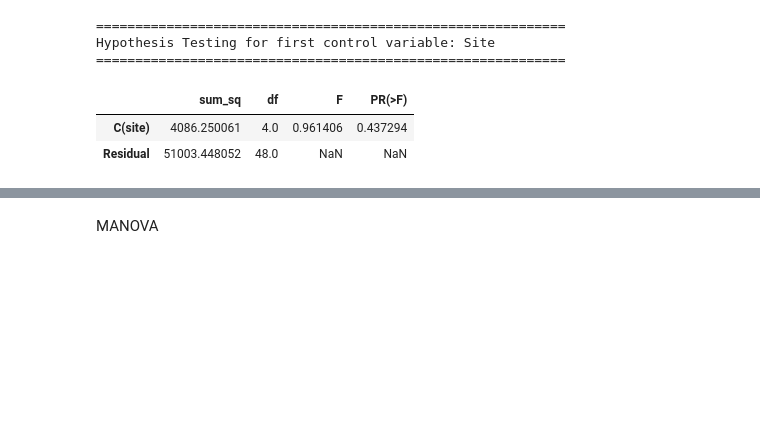
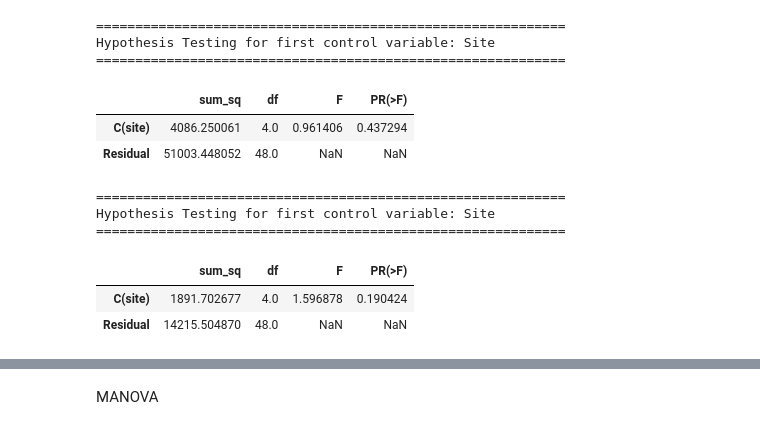
Before and after one commit to Suhavi/Lepidoptera_Hubbard_Brook, a Jupyter notebook: notebooks/hypothesisTesting.ipynb, the cells around one changed output, grey strips where cells are left out. Drawn from its saved outputs; the diff is of its cells as text; code cells hidden in the pictures; blank space fills up the shorter version.

```diff
--- a/notebooks/hypothesisTesting.ipynb
+++ b/notebooks/hypothesisTesting.ipynb
@@ -111,3 +176,23 @@ Hypothesis Testing for first control variable: Site
 |  | sum_sq | df | F | PR(>F) |
 | C(site) | 4086.250061 | 4.0 | 0.961406 | 0.437294 |
 | Residual | 51003.448052 | 48.0 | NaN | NaN |
+# %%
+from statsmodels.formula.api import ols
+from statsmodels.stats.anova import anova_lm
+
+
+model = ols("count_small ~ C(site)", data=stats).fit()
+anova_table = anova_lm(model, typ=2)
+
+print("\n" + "=" * 60)
+print("Hypothesis Testing for first control variable: Site")
+print("=" * 60 + "\n")
+
+anova_table
+# %% [output]
+============================================================
+Hypothesis Testing for first control variable: Site
+============================================================
+|  | sum_sq | df | F | PR(>F) |
+| C(site) | 1891.702677 | 4.0 | 1.596878 | 0.190424 |
+| Residual | 14215.504870 | 48.0 | NaN | NaN |
```
Also changed, not shown: parts of 16 cells of this notebook, 14 other files.
